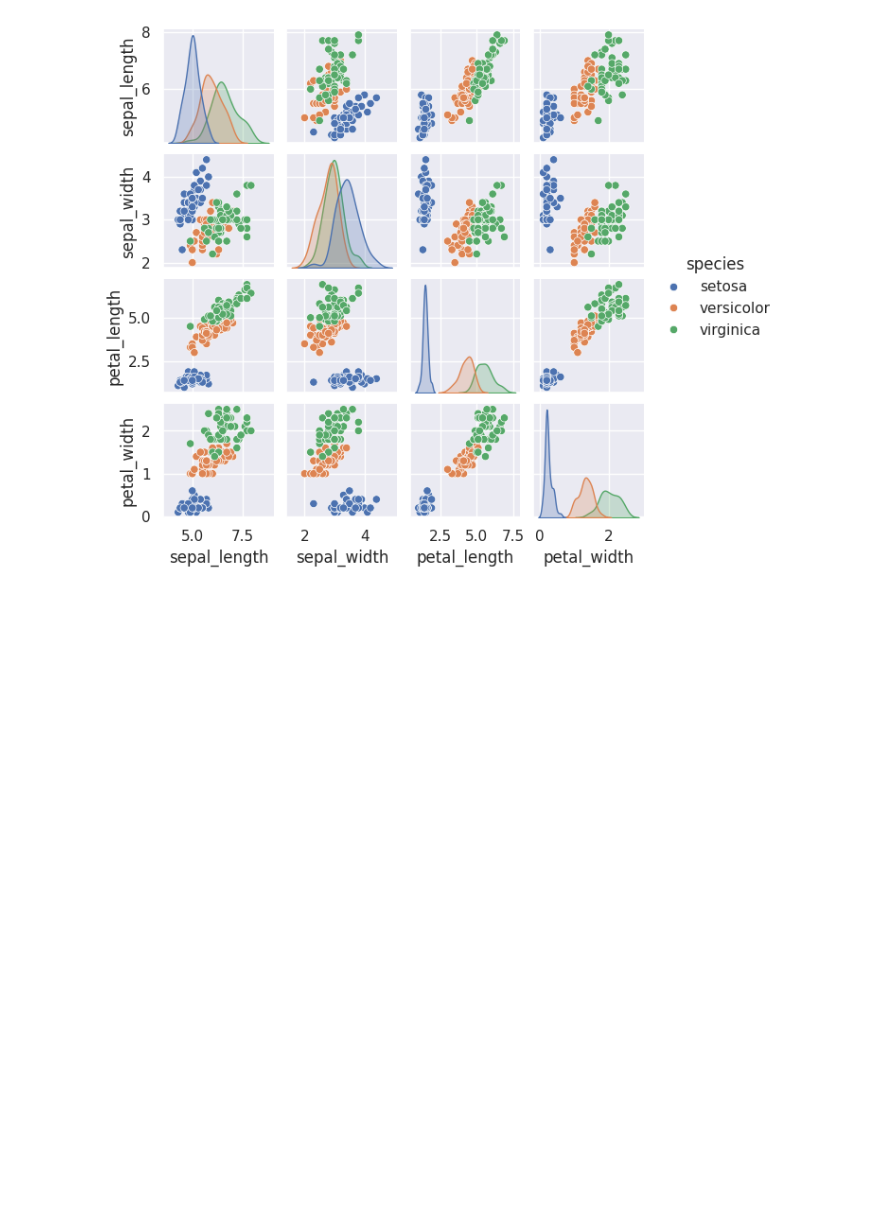
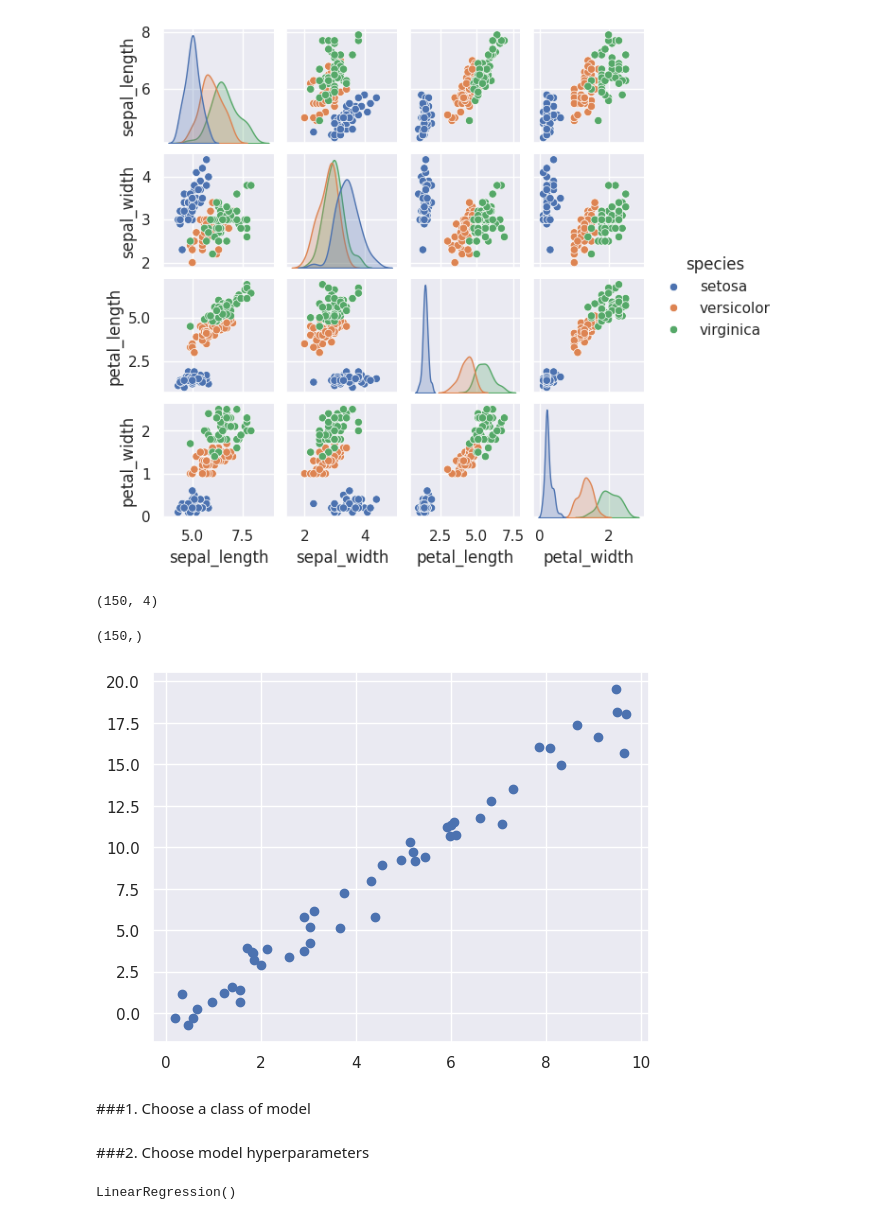
Before and after one commit to RodrigoBLl/MineriaDeDatos, a Jupyter notebook: Untitled0.ipynb, the cells around one changed output. Cells and saved outputs as stored; diff of their text form; code cells hidden in the pictures; blank space fills up the shorter version.

```diff
--- a/Untitled0.ipynb
+++ b/Untitled0.ipynb
@@ -2318,3 +2320,25 @@ sns.pairplot(iris, hue='species', height=1.5)
 # %% [output]
 <seaborn.axisgrid.PairGrid at 0x...>
 [figure]
+# %%
+X_iris = iris.drop('species', axis=1)
+X_iris.shape
+# %% [output]
+(150, 4)
+# %%
+y_iris = iris['species']
+y_iris.shape
+# %% [output]
+(150,)
+# %%
+import matplotlib.pyplot as plt
+import numpy as np
+
+rng = np.random.RandomState(42)
+x = 10 * rng.rand(50)
+y = 2 * x - 1 + rng.randn(50)
+plt.scatter(x, y);
+# %% [output]
+[figure, added]
+# %% [markdown]
+###1. Choose a class of model
@@ -2320,0 +2347,7 @@ sns.pairplot(iris, hue='species', height=1.5)
+# %% [markdown]
+###2. Choose model hyperparameters
+# %%
+model = LinearRegression(fit_intercept=True)
+model
+# %% [output]
+LinearRegression()
```
Also changed, not shown: parts of 35 cells of this notebook.
